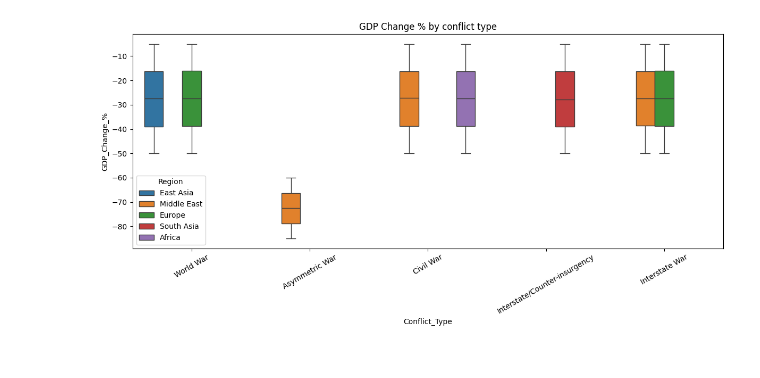
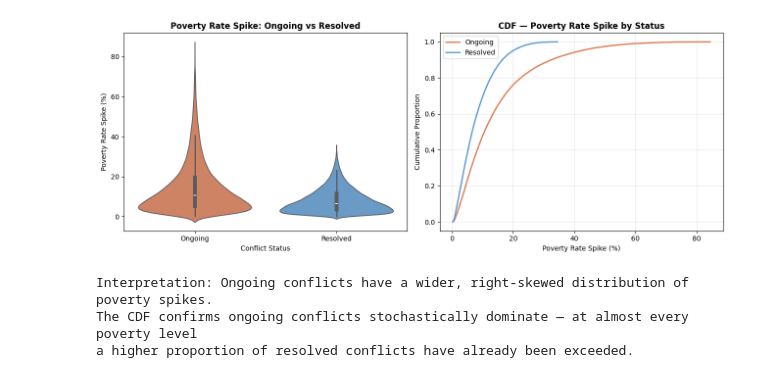
Before and after one commit to J2ckyo/4850-Final-Project, a Jupyter notebook: Data_Rangling.ipynb, the cells around one changed output. Cells and saved outputs as stored; diff of their text form; code cells hidden in the pictures.

```diff
--- a/Data_Rangling.ipynb
+++ b/Data_Rangling.ipynb
@@ -118,5 +179,0 @@ Name: War_Profiteering_Documented, Length: 100000, dtype: int64
-# %%
-# df.isnull().sum()
-bmal = {"low" : 1, "moderate" : 2, "high" : 3, "dominant" : 4}
-df["Black_Market_Activity_Level"] = df["Black_Market_Activity_Level"].str.lower().map(bmal)
-df["Black_Market_Activity_Level"]
@@ -136,9 +179,0 @@ Name: Black_Market_Activity_Level, Length: 100000, dtype: int64
-# %%
-# display(df.sort_values(["Conflict_Name", "Conflict_Type", "Region"]))
-df["Duration_in_years"] = df["End_Year"] - df["Start_Year"]
-df["Informal_Economy_Size_Spike_%"] = df["Informal_Economy_Size_During_War_%"] - df["Informal_Economy_Size_Pre_War_%"]
-df["Reconstruction_Cost_Ratio_USD"] = df["Estimated_Reconstruction_Cost_USD"] / df["Cost_of_War_USD"]
-df["Poverty_Rate_Spike_%"] = df["During_War_Poverty_Rate_%"] - df["Pre_War_Poverty_Rate_%"]
-display(df.sort_values(["Conflict_Name", "Conflict_Type", "Region"]))
-print("New columns added: Duraction in years, Informal Economy Size Spike %," \
-" Reconstruction Cost Ratio USD, and Poverty Rate Spike")
@@ -271,10 +304,31 @@ plt.show()
 # %%
-fig, axes = plt.subplots(figsize=(12,6))
-sns.boxplot(data=df, x="Conflict_Type", y = "GDP_Change_%", ax=axes, hue="Region")
-axes.tick_params(axis="x", rotation=30)
-axes.set_title("GDP Change % by conflict type")
+fig, axes = plt.subplots(1, 2, figsize=(13, 5))
+
+sns.violinplot(data=df, x="Status", y="Poverty_Rate_Spike_%",
+               palette={"Ongoing": "#E07B54", "Resolved": "#5B9BD5"},
+               inner="box", order=["Ongoing", "Resolved"], ax=axes[0])
+axes[0].set_title("Poverty Rate Spike: Ongoing vs Resolved",
+                  fontsize=12, fontweight="bold")
+axes[0].set_xlabel("Conflict Status")
+axes[0].set_ylabel("Poverty Rate Spike (%)")
+
+for status, col in zip(["Ongoing", "Resolved"], ["#E07B54", "#5B9BD5"]):
+    vals = df[df["Status"] == status]["Poverty_Rate_Spike_%"].sort_values()
+    axes[1].plot(vals, np.linspace(0, 1, len(vals)),
+                 label=status, color=col, linewidth=2)
+axes[1].set_title("CDF — Poverty Rate Spike by Status",
+                  fontsize=12, fontweight="bold")
+axes[1].set_xlabel("Poverty Rate Spike (%)")
+axes[1].set_ylabel("Cumulative Proportion")
+axes[1].legend(); axes[1].grid(alpha=0.3)
 
 plt.tight_layout()
 plt.show()
+print("Interpretation: Ongoing conflicts have a wider, right-skewed distribution of poverty spikes.")
+print("The CDF confirms ongoing conflicts stochastically dominate — at almost every poverty level")
+print("a higher proportion of resolved conflicts have already been exceeded.")
 # %% [output]
-[figure, old version]
+[figure, new version]
+Interpretation: Ongoing conflicts have a wider, right-skewed distribution of poverty spikes.
+The CDF confirms ongoing conflicts stochastically dominate — at almost every poverty level
+a higher proportion of resolved conflicts have already been exceeded.
```
Also changed, not shown: parts of 71 cells of this notebook.
